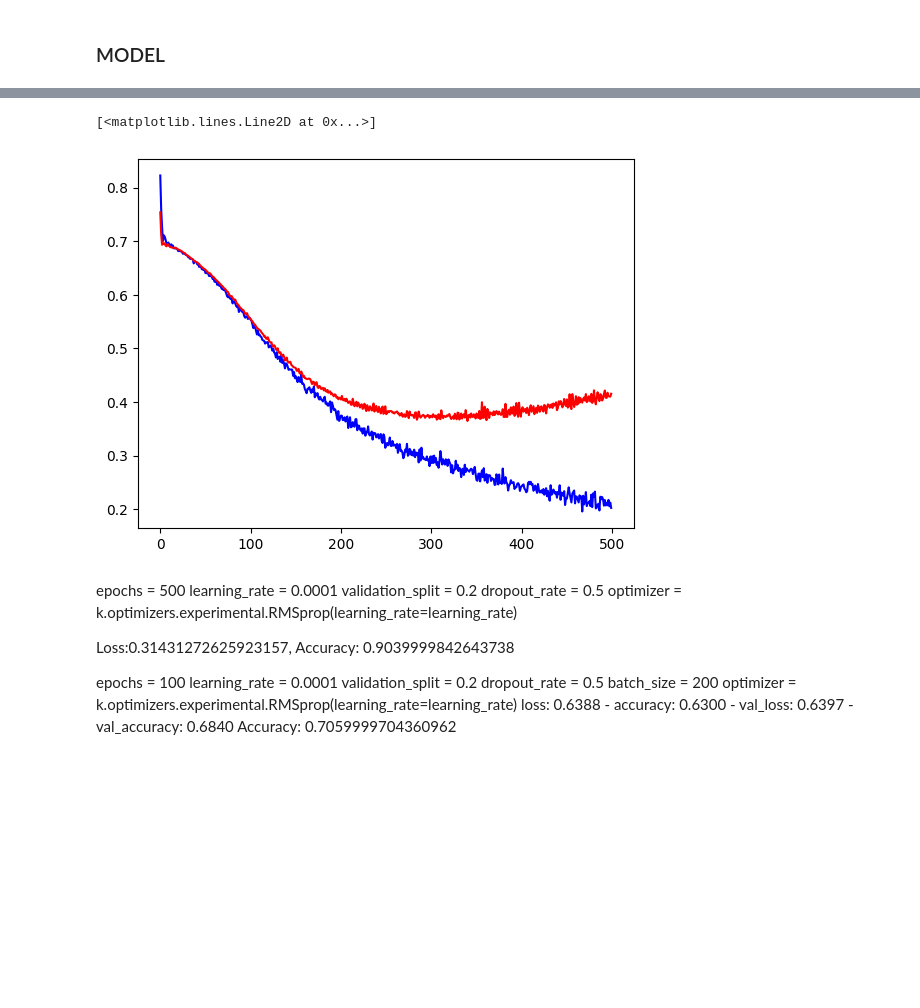
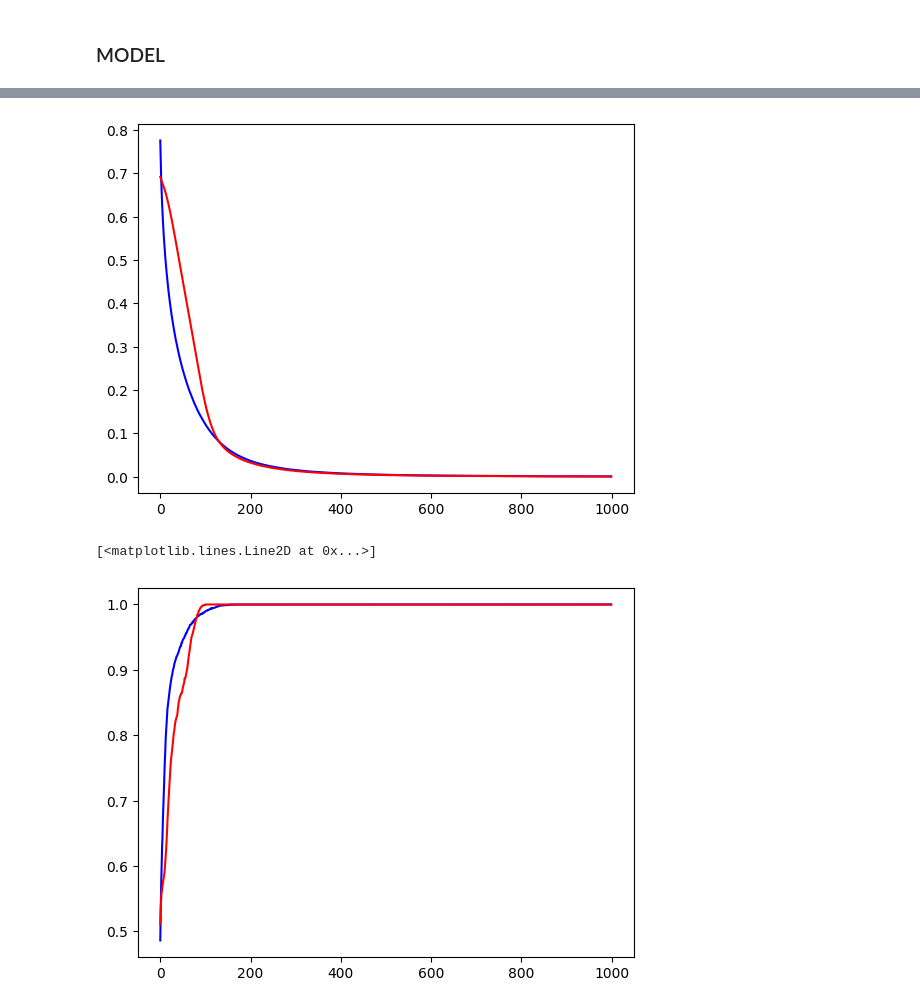
Before and after one commit to david-seu/ML_Veoneer, a Jupyter notebook: HW1.ipynb, the cells around one changed output, grey strips where cells are left out. Cells and saved outputs as stored; diff of their text form; code cells hidden in the pictures; blank space fills up the shorter version.

```diff
--- a/HW1.ipynb
+++ b/HW1.ipynb
@@ -90,31 +169,34 @@ def standardization(data):
 ### MODEL
 # %%
 # Hyper-parameters
-epochs = 500
-learning_rate = 0.0008
+epochs = 1000
+learning_rate = 0.0005
 validation_split = 0.2
-dropout_rate = 0.3
-batch_size = 1000
+batch_size = 1800
 optimizer = k.optimizers.Adam(learning_rate=learning_rate)
 
-sig_shape =  len(X[0])
+sig_shape =  len(X_train[0])
 data_in = k.Input(shape = (sig_shape,), name= "data_input")
 
-val = k.layers.Dense(units=20, name="dense1",activation='relu')(data_in)
-val = k.layers.Dropout(dropout_rate)(val)
-val = k.layers.Dense(units=12, name="dense2",activation='relu')(val)
-val = k.layers.Dropout(dropout_rate)(val)
-out = k.layers.Dense(units=1, name="out",  activation='sigmoid')(val)
+val = k.layers.Dense(units=40, name="dense1")(data_in)
+val = k.layers.BatchNormalization()(val)
+val = k.activations.relu(val)
 
-model = k.Model(inputs=data_in,outputs=out)
-model.compile(optimizer=optimizer,loss=k.losses.binary_crossentropy,metrics='accuracy')
 
-#model.summary()
-hist = model.fit(x=X,y=y,epochs=epochs,batch_size=batch_size, shuffle=True, validation_split=validation_split)
-loss, accuracy = model.evaluate(x=X,y=y)
-print(f"Loss:{loss}, Accuracy: {accuracy}")
+
+out = k.layers.Dense(units=1, name="out",activation='sigmoid')(val)
+
+model1 = k.Model(inputs=data_in,outputs=out)
+model1.compile(optimizer=optimizer,loss=k.losses.binary_crossentropy,metrics=['accuracy'])
+
+
+early_stopping = k.callbacks.EarlyStopping(monitor='val_loss', patience=2)
+model1.summary()
+hist = model1.fit(x=X_train,y=y_train,epochs=epochs,batch_size=batch_size, shuffle=True, validation_split=validation_split, callbacks=[early_stopping])
 # Validation loss and training loss graphs
-
 plt.plot(hist.history['loss'], c='b')
 plt.plot(hist.history['val_loss'], c='r')
+plt.show()
+plt.plot(hist.history['accuracy'], c='b')
+plt.plot(hist.history['val_accuracy'], c='r')
 # %% [output]
@@ -138,20 +220,3 @@ Loss:0.18374527990818024, Accuracy: 0.9459999799728394
+[figure, new version]
 [<matplotlib.lines.Line2D at 0x...>]
-[figure, old version]
+[figure, added]
-# %% [markdown]
-epochs = 500
-learning_rate = 0.0001
-validation_split = 0.2
-dropout_rate = 0.5
-optimizer = k.optimizers.experimental.RMSprop(learning_rate=learning_rate)
-
-Loss:0.31431272625923157, Accuracy: 0.9039999842643738
-
-
-epochs = 100
-learning_rate = 0.0001
-validation_split = 0.2
-dropout_rate = 0.5
-batch_size = 200
-optimizer = k.optimizers.experimental.RMSprop(learning_rate=learning_rate)
-loss: 0.6388 - accuracy: 0.6300 - val_loss: 0.6397 - val_accuracy: 0.6840
- Accuracy: 0.7059999704360962
```
Also changed, not shown: parts of 14 cells of this notebook.
